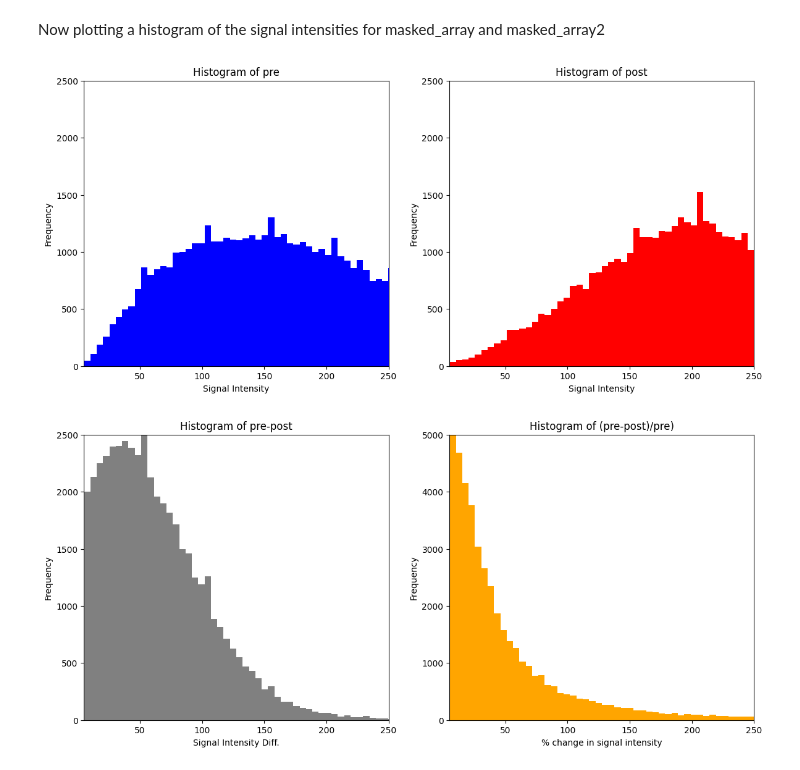
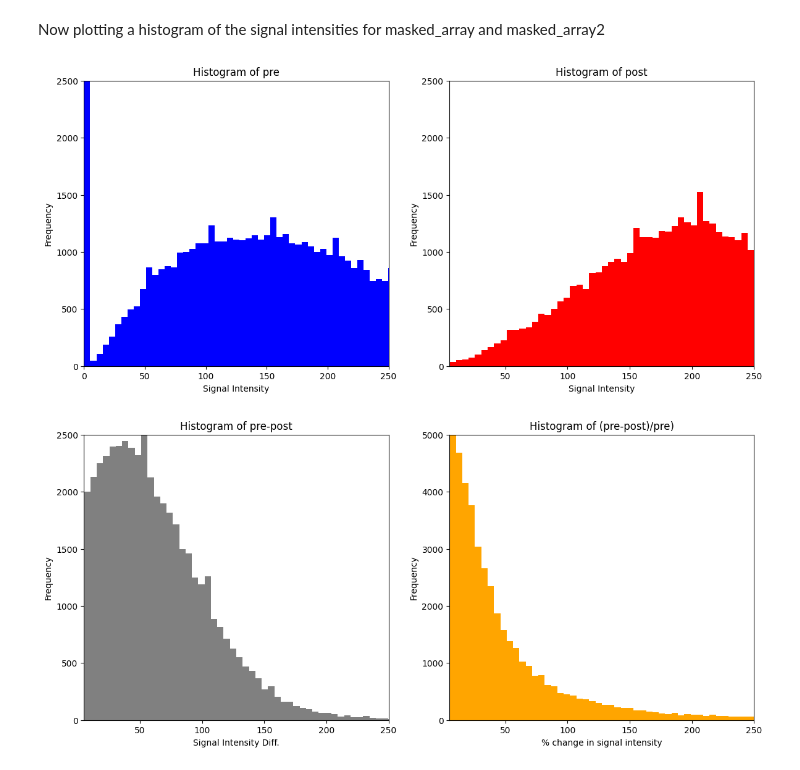
Before and after one commit to hsuryainfo/IntensityThreshold, a Jupyter notebook: bpecalc.ipynb, the cells around one changed output. Cells and saved outputs as stored; diff of their text form; code cells hidden in the pictures.

```diff
--- a/bpecalc.ipynb
+++ b/bpecalc.ipynb
@@ -72,31 +76,31 @@ Now plotting a histogram of the signal intensities for masked_array and masked_a
 # %%
 
 #flattening to 2D (optional)
 masked_array_flat = masked_array.flatten()
 masked_array2_flat = masked_array2.flatten()
 
 
 plt.figure(figsize=(14, 6))
 plt.subplot(1, 2, 1)
 plt.hist(masked_array_flat, bins=50, color='blue',  range=(0, 255))
 plt.title('Histogram of pre')
 plt.xlabel('Signal Intensity')
 plt.ylabel('Frequency')
-plt.xlim(5, 250)
+plt.xlim(0, 250)
 plt.ylim(0, 2500)
 
 
 plt.subplot(1, 2, 2)
 plt.hist(masked_array2_flat, bins=50, color='red',  range=(0, 255))
 plt.title('Histogram of post')
 plt.xlabel('Signal Intensity')
 plt.ylabel('Frequency')
 plt.xlim(5, 250)
 plt.ylim(0, 2500)
 
 plt.show()
 # %% [output]
-[figure, old version]
+[figure, new version]
 # %%
 #more graphs for visualization
 
```
Also changed, not shown: parts of 2 cells of this notebook.
